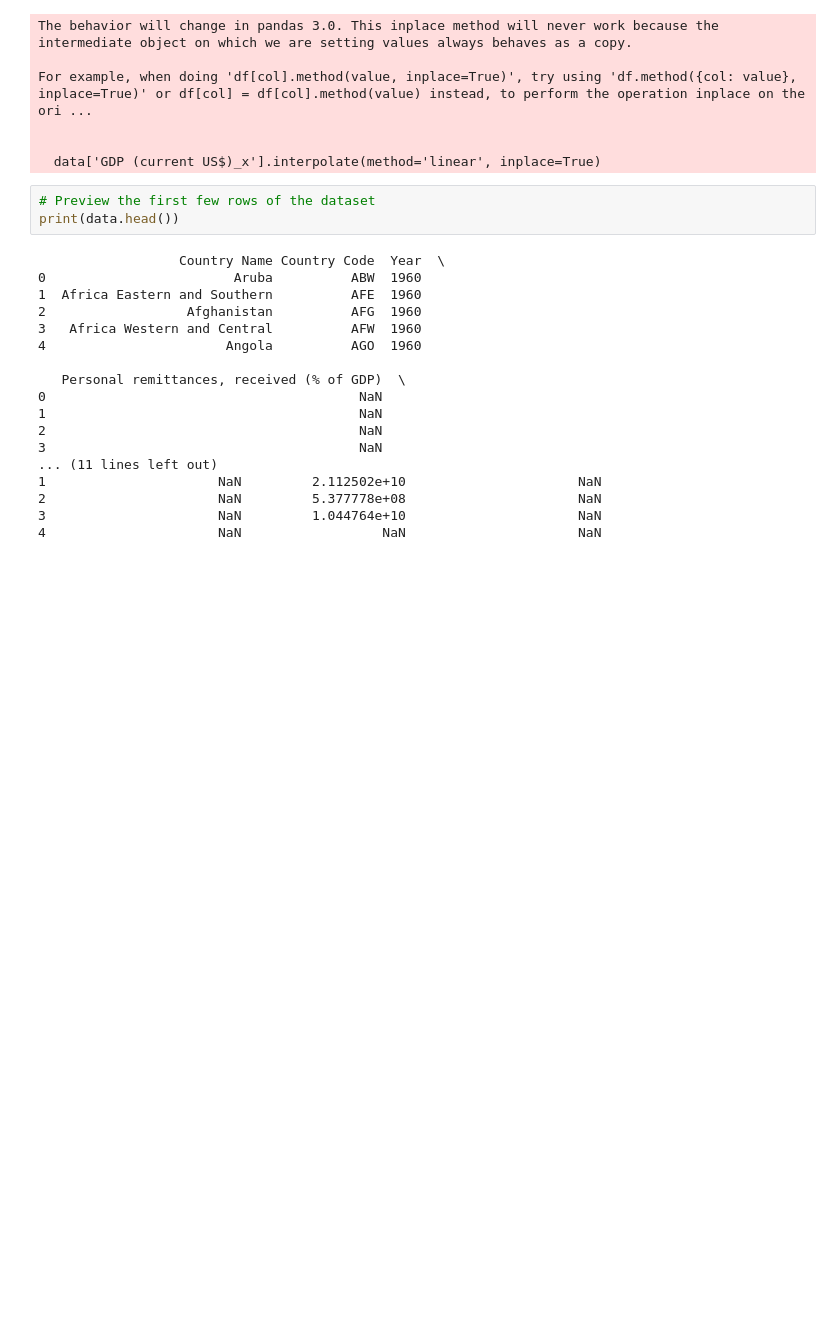
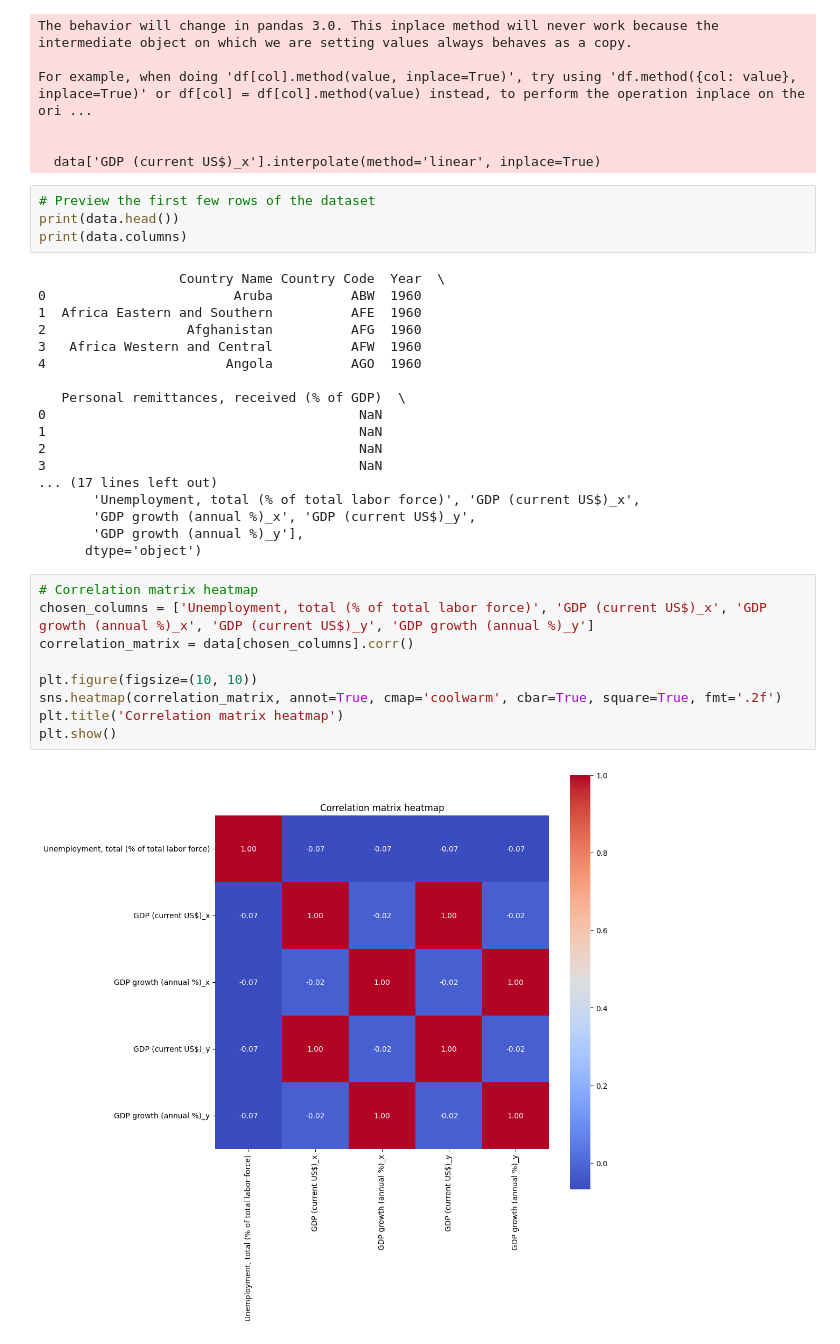
Before and after one commit to LuisAll12/World_Economic_Indicators_1960-2022, a Jupyter notebook: Python_Code.ipynb, the cells around one changed output. Drawn from its saved outputs; the diff is of its cells as text; blank space fills up the shorter version.

Commit message:
Added several Graphs and a correlation matrix

```diff
--- a/Python_Code.ipynb
+++ b/Python_Code.ipynb
@@ -89,6 +89,7 @@ For example, when doing 'df[col].method(value, inplace=True)', try using 'df.met
 # %%
 # Preview the first few rows of the dataset
 print(data.head())
+print(data.columns)
 # %% [output]
                   Country Name Country Code  Year  \
 0                        Aruba          ABW  1960
@@ -102,8 +103,19 @@ print(data.head())
 1                                        NaN
 2                                        NaN
 3                                        NaN
-... (11 lines left out)
-1                      NaN         2.112502e+10                      NaN
-2                      NaN         5.377778e+08                      NaN
-3                      NaN         1.044764e+10                      NaN
-4                      NaN                  NaN                      NaN
+... (17 lines left out)
+       'Unemployment, total (% of total labor force)', 'GDP (current US$)_x',
+       'GDP growth (annual %)_x', 'GDP (current US$)_y',
+       'GDP growth (annual %)_y'],
+      dtype='object')
+# %%
+# Correlation matrix heatmap
+chosen_columns = ['Unemployment, total (% of total labor force)', 'GDP (current US$)_x', 'GDP growth (annual %)_x', 'GDP (current US$)_y', 'GDP growth (annual %)_y']
+correlation_matrix = data[chosen_columns].corr()
+
+plt.figure(figsize=(10, 10))
+sns.heatmap(correlation_matrix, annot=True, cmap='coolwarm', cbar=True, square=True, fmt='.2f')
+plt.title('Correlation matrix heatmap')
+plt.show()
+# %% [output]
+[figure, added]
```
Also changed, not shown: parts of 3 cells of this notebook.
